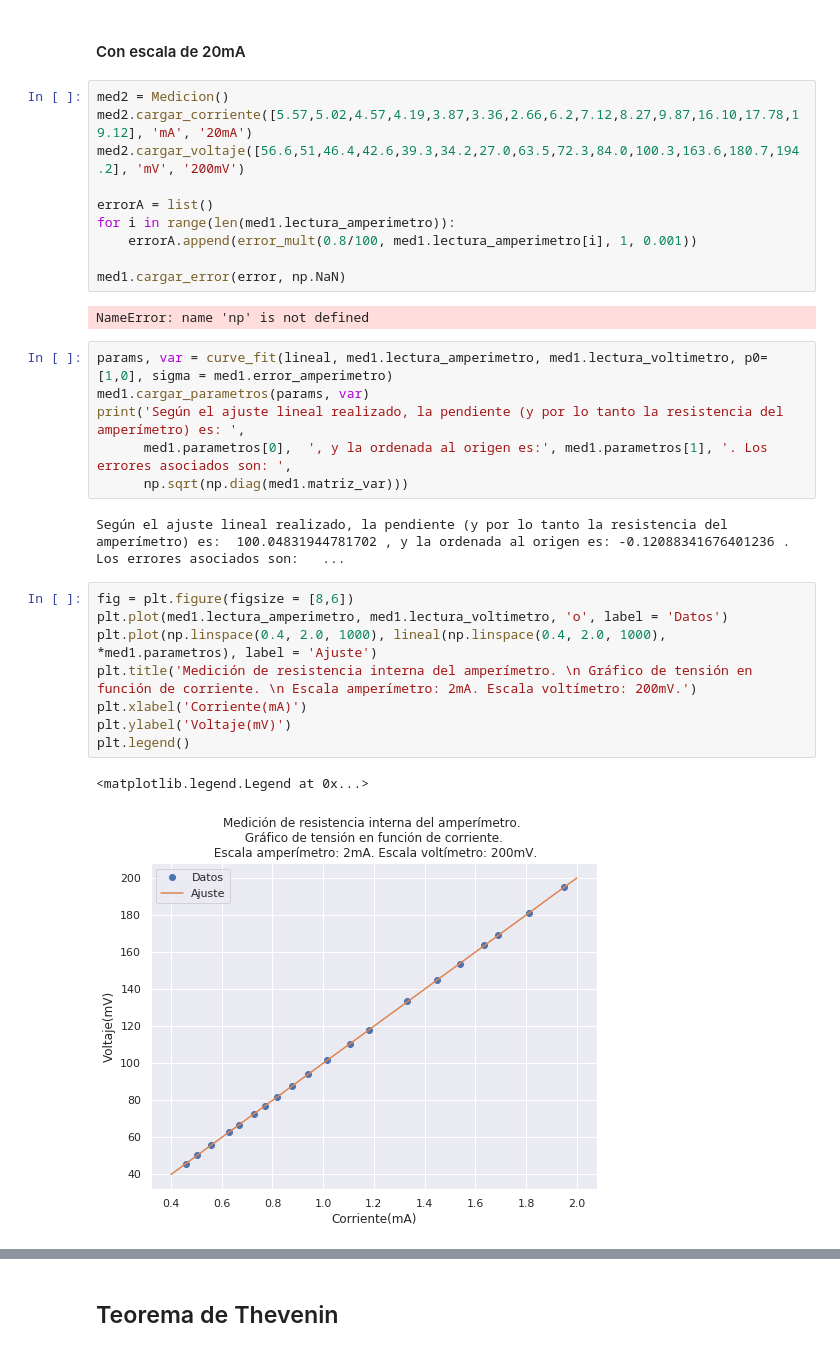
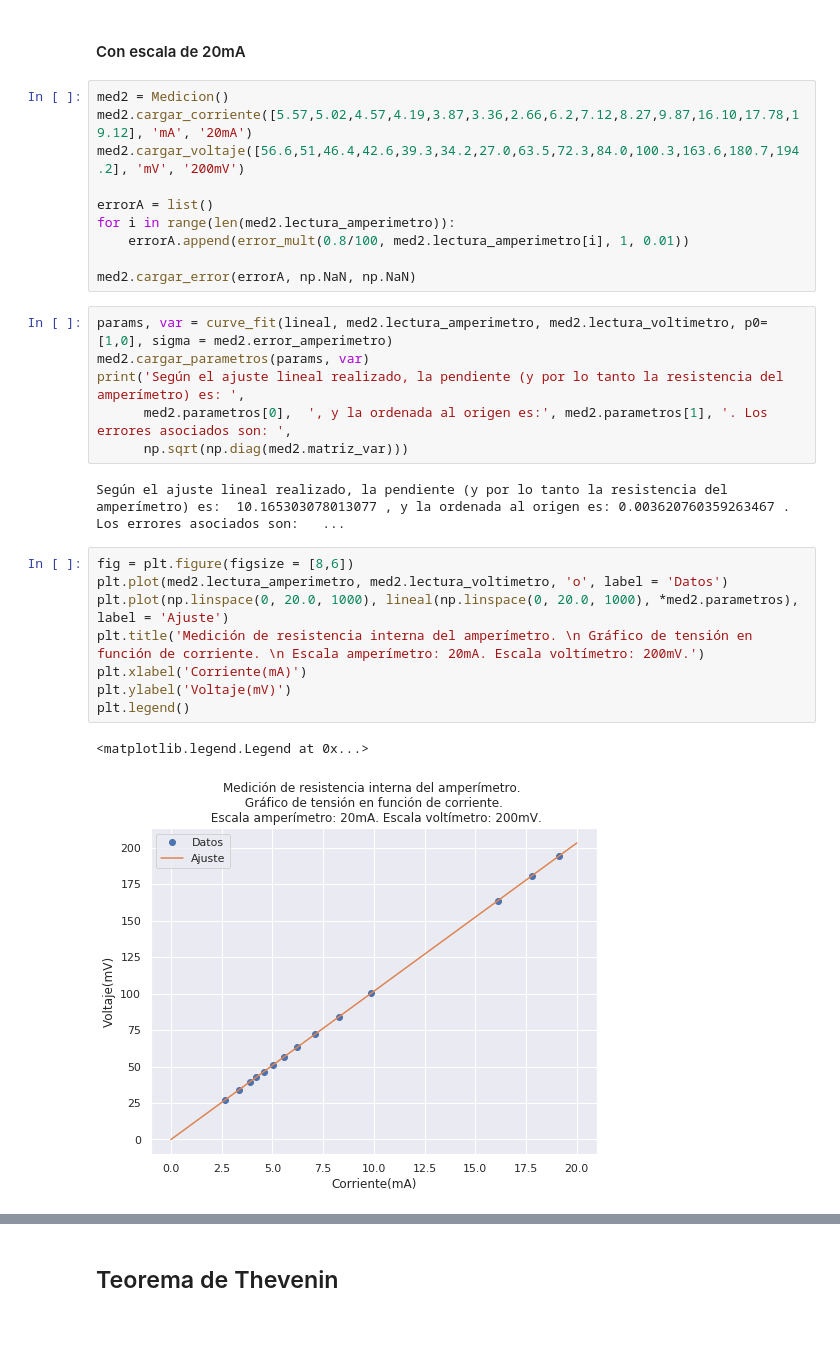
Before and after one commit to mercedesabril/Laboratorio3, a Jupyter notebook: Informe1/Informe1.ipynb, the cells around one changed output, grey strips where cells are left out. Drawn from its saved outputs; the diff is of its cells as text.

Commit message:
Informe terminado. En la notebook estan todas aquellas cosas que precisaban graficos o ajustes.

```diff
--- a/Informe1/Informe1.ipynb
+++ b/Informe1/Informe1.ipynb
@@ -133,28 +133,26 @@ med2.cargar_corriente([5.57,5.02,4.57,4.19,3.87,3.36,2.66,6.2,7.12,8.27,9.87,16.
 med2.cargar_voltaje([56.6,51,46.4,42.6,39.3,34.2,27.0,63.5,72.3,84.0,100.3,163.6,180.7,194.2], 'mV', '200mV')
 
 errorA = list()
-for i in range(len(med1.lectura_amperimetro)):
-    errorA.append(error_mult(0.8/100, med1.lectura_amperimetro[i], 1, 0.001))
+for i in range(len(med2.lectura_amperimetro)):
+    errorA.append(error_mult(0.8/100, med2.lectura_amperimetro[i], 1, 0.01))
 
-med1.cargar_error(error, np.NaN)
+med2.cargar_error(errorA, np.NaN, np.NaN)
-# %% [output]
-NameError: name 'np' is not defined
 # %%
-params, var = curve_fit(lineal, med1.lectura_amperimetro, med1.lectura_voltimetro, p0=[1,0], sigma = med1.error_amperimetro)
-med1.cargar_parametros(params, var)
+params, var = curve_fit(lineal, med2.lectura_amperimetro, med2.lectura_voltimetro, p0=[1,0], sigma = med2.error_amperimetro)
+med2.cargar_parametros(params, var)
 print('Según el ajuste lineal realizado, la pendiente (y por lo tanto la resistencia del amperímetro) es: ',
-      med1.parametros[0],  ', y la ordenada al origen es:', med1.parametros[1], '. Los errores asociados son: ',
-      np.sqrt(np.diag(med1.matriz_var)))
+      med2.parametros[0],  ', y la ordenada al origen es:', med2.parametros[1], '. Los errores asociados son: ',
+      np.sqrt(np.diag(med2.matriz_var)))
 # %% [output]
-Según el ajuste lineal realizado, la pendiente (y por lo tanto la resistencia del amperímetro) es:  100.04831944781702 , y la ordenada al origen es: -0.12088341676401236 . Los errores asociados son:   ...
+Según el ajuste lineal realizado, la pendiente (y por lo tanto la resistencia del amperímetro) es:  10.165303078013077 , y la ordenada al origen es: 0.003620760359263467 . Los errores asociados son:   ...
 # %%
 fig = plt.figure(figsize = [8,6])
-plt.plot(med1.lectura_amperimetro, med1.lectura_voltimetro, 'o', label = 'Datos')
-plt.plot(np.linspace(0.4, 2.0, 1000), lineal(np.linspace(0.4, 2.0, 1000), *med1.parametros), label = 'Ajuste')
-plt.title('Medición de resistencia interna del amperímetro. \n Gráfico de tensión en función de corriente. \n Escala amperímetro: 2mA. Escala voltímetro: 200mV.')
+plt.plot(med2.lectura_amperimetro, med2.lectura_voltimetro, 'o', label = 'Datos')
+plt.plot(np.linspace(0, 20.0, 1000), lineal(np.linspace(0, 20.0, 1000), *med2.parametros), label = 'Ajuste')
+plt.title('Medición de resistencia interna del amperímetro. \n Gráfico de tensión en función de corriente. \n Escala amperímetro: 20mA. Escala voltímetro: 200mV.')
 plt.xlabel('Corriente(mA)')
 plt.ylabel('Voltaje(mV)')
 plt.legend()
 # %% [output]
 <matplotlib.legend.Legend at 0x...>
-[figure, old version]
+[figure, new version]
```
Also changed, not shown: parts of 15 cells of this notebook.
